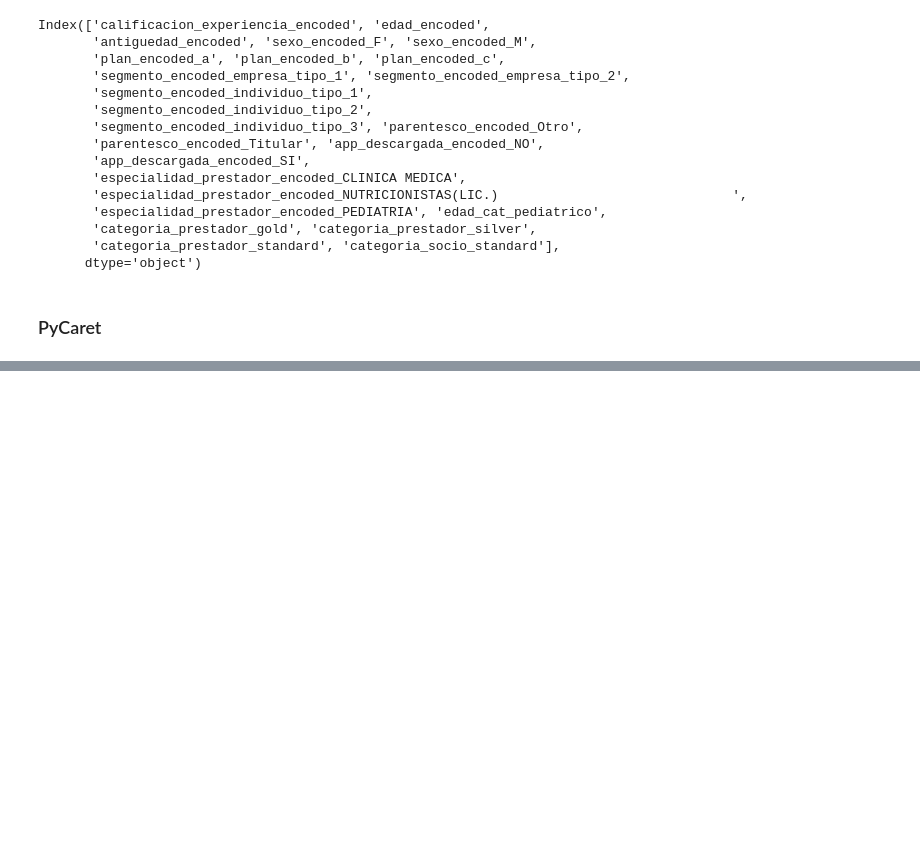
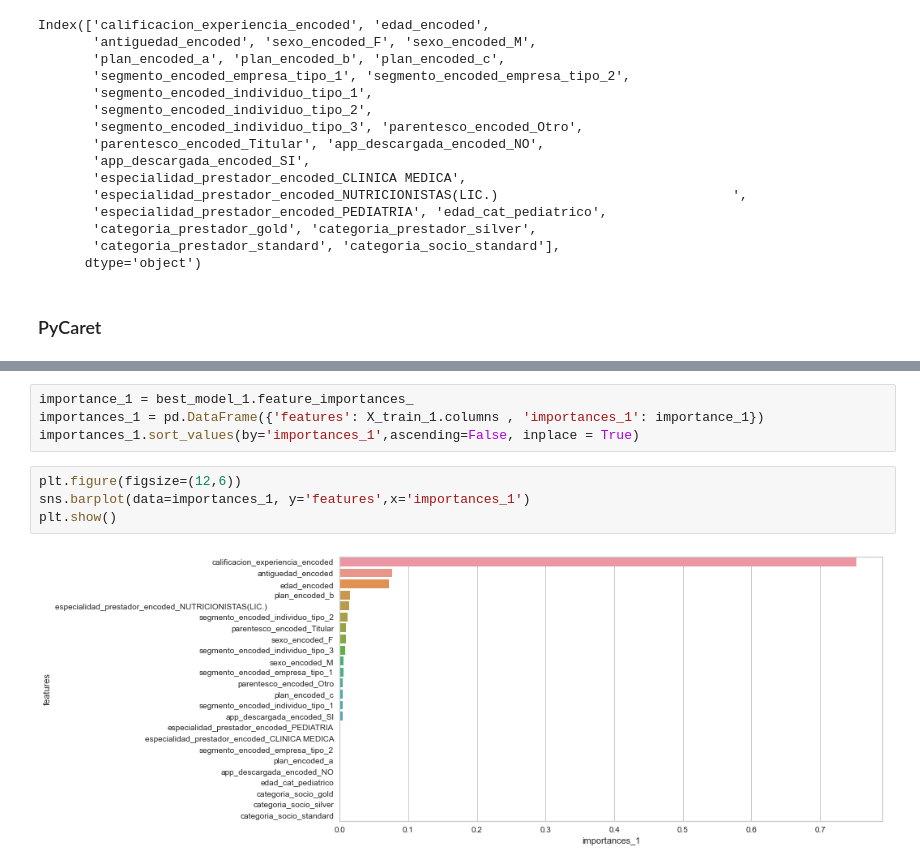
Before and after one commit to JuanMajul/Mentoria_DiploDatos2021, a Jupyter notebook: Notebooks/Práctico 3.ipynb, the cells around one changed output, grey strips where cells are left out. Saved outputs shown, nothing was run; the diff lists cells and outputs as text; blank space fills up the shorter version.

```diff
--- a/Notebooks/Práctico 3.ipynb
+++ b/Notebooks/Práctico 3.ipynb
@@ -279,0 +400,10 @@ XGBClassifier(base_score=0.5, booster='gbtree', colsample_bylevel=1,
+# %%
+importance_1 = best_model_1.feature_importances_
+importances_1 = pd.DataFrame({'features': X_train_1.columns , 'importances_1': importance_1})
+importances_1.sort_values(by='importances_1',ascending=False, inplace = True)
+# %%
+plt.figure(figsize=(12,6))
+sns.barplot(data=importances_1, y='features',x='importances_1')
+plt.show()
+# %% [output]
+[figure, added]
```
Also changed, not shown: parts of 20 cells of this notebook, 3 other files.
